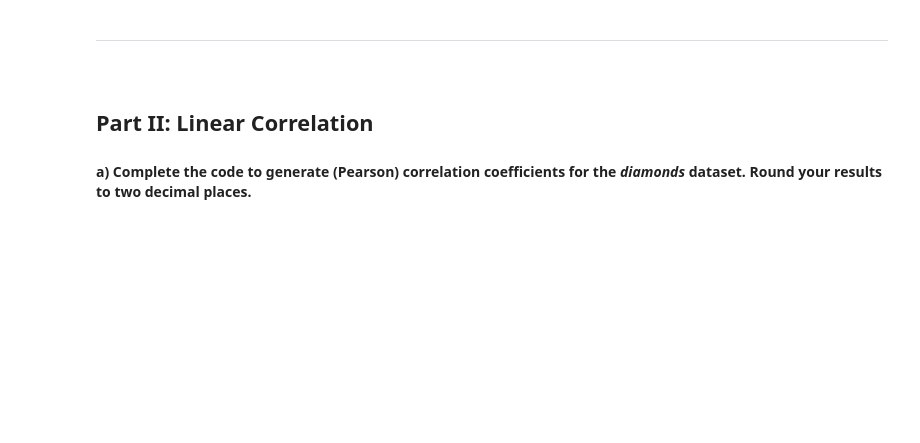
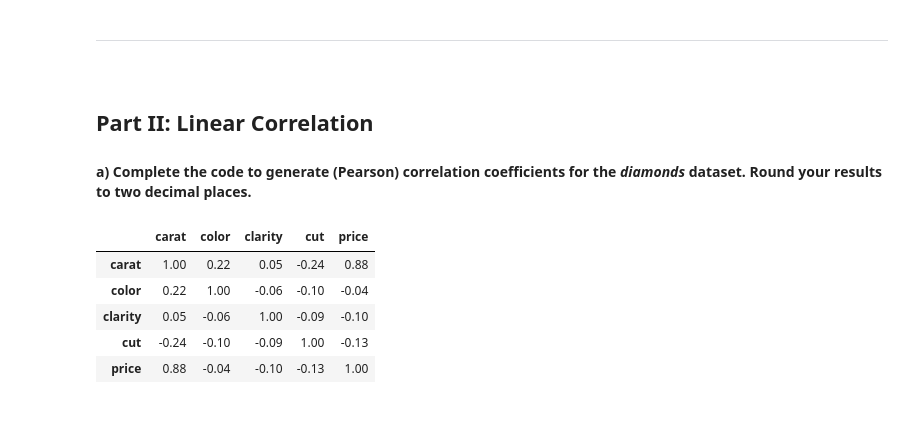
Before and after one commit to samuel-mahembe/Data-Science-Python-Kickstart, a Jupyter notebook: Script 03 - Exploratory Data Analysis - Guided.ipynb, the cells around one changed output. Saved outputs shown, nothing was run; the diff lists cells and outputs as text; code cells hidden in the pictures; blank space fills up the shorter version.

```diff
--- a/Script 03 - Exploratory Data Analysis - Guided.ipynb
+++ b/Script 03 - Exploratory Data Analysis - Guided.ipynb
@@ -242,7 +242,16 @@ plt.show()
 <h4>a) Complete the code to generate (Pearson) correlation coefficients for the <em>diamonds</em> dataset. Round your results to two decimal places.</h4>
 # %%
 # linear (Pearson) correlation
-diamonds.corr(method = 'pearson').round(decimals = 2) # research methods of corelation
+diamonds.corr(method = 'pearson',
+              min_periods= 30,
+              numeric_only= True).round(decimals = 2) # research methods of corelation
+# %% [output]
+|  | carat | color | clarity | cut | price |
+| carat | 1.00 | 0.22 | 0.05 | -0.24 | 0.88 |
+| color | 0.22 | 1.00 | -0.06 | -0.10 | -0.04 |
+| clarity | 0.05 | -0.06 | 1.00 | -0.09 | -0.10 |
+| cut | -0.24 | -0.10 | -0.09 | 1.00 | -0.13 |
+| price | 0.88 | -0.04 | -0.10 | -0.13 | 1.00 |
 # %% [markdown]
 <br>
 # %%
```
Also changed, not shown: parts of 1 cell of this notebook.
